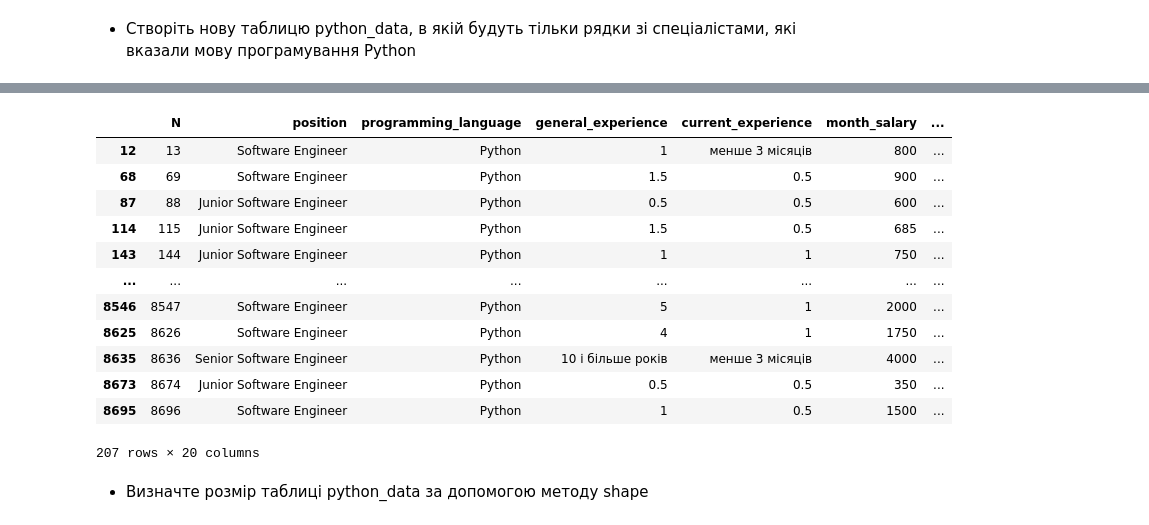
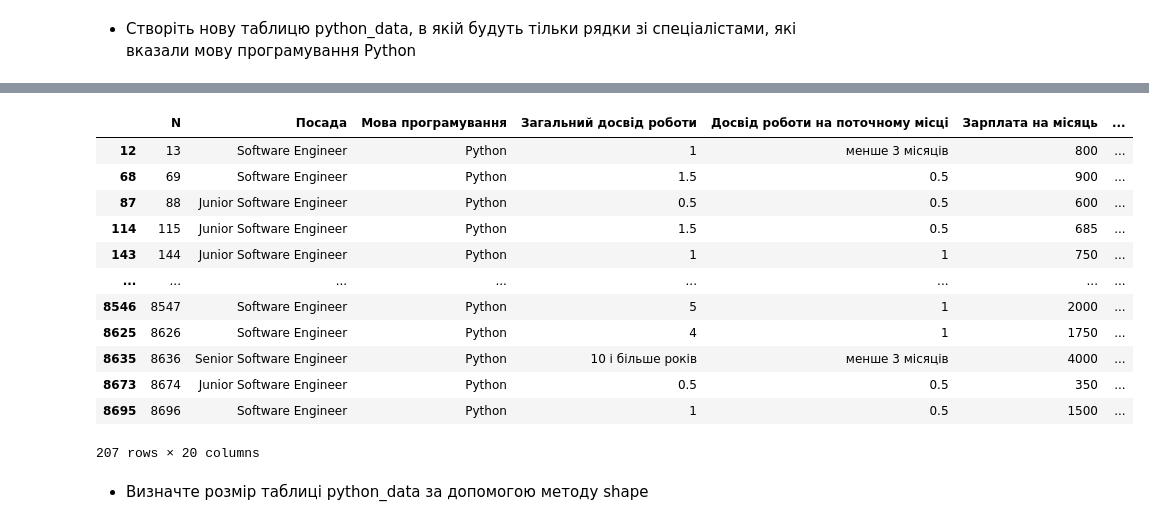
Before and after one commit to Artem-Shabaltun/goit_python_data_science_homework, a Jupyter notebook: Hw-2/Hw-2.2.ipynb, the cells around one changed output, grey strips where cells are left out. Drawn from its saved outputs; the diff is of its cells as text; code cells hidden in the pictures.

```diff
--- a/Hw-2/Hw-2.2.ipynb
+++ b/Hw-2/Hw-2.2.ipynb
@@ -130,12 +130,3 @@ devs.shape
 (4854, 20)
 # %% [markdown]
 - Створіть нову таблицю python_data, в якій будуть тільки рядки зі спеціалістами, які вказали мову програмування Python
-# %%
-devs = devs.rename(columns={'Посада': 'position', 'Мова програмування': 'programming_language', 'Загальний досвід роботи': 'general_experience',
-                            'Досвід роботи на поточному місці': 'current_experience', 'Зарплата на місяць': 'month_salary', 'Зміна зарплати за 12 місяців':
-                            'salary_changing', 'Місто': 'city', 'Розмір компанії': 'company_size', 'Тип компанії': 'company_type',
-                            'Стать': 'sex', 'Вік': 'age', 'Освіта': 'education', 'Ще студент': 'student', 'Рівень англійської': 'english_level', 'Предметна область': 'subject_area',
-                            'Дата заповнення': 'registration_date'})
-
-
-devs
@@ -156,8 +133,9 @@ devs
 # %%
-python_data = devs.query("programming_language == 'Python'")
+python_data = pd.DataFrame(devs.loc[devs['Мова програмування'] == 'Python'])
+
 python_data
 # %% [output]
-|  | N | position | programming_language | general_experience | current_experience | month_salary | ... |
+|  | N | Посада | Мова програмування | Загальний досвід роботи | Досвід роботи на поточному місці | Зарплата на місяць | ... |
 | 12 | 13 | Software Engineer | Python | 1 | менше 3 місяців | 800 | ... |
 | 68 | 69 | Software Engineer | Python | 1.5 | 0.5 | 900 | ... |
 | 87 | 88 | Junior Software Engineer | Python | 0.5 | 0.5 | 600 | ... |
```
Also changed, not shown: parts of 7 cells of this notebook, 2 other files.
